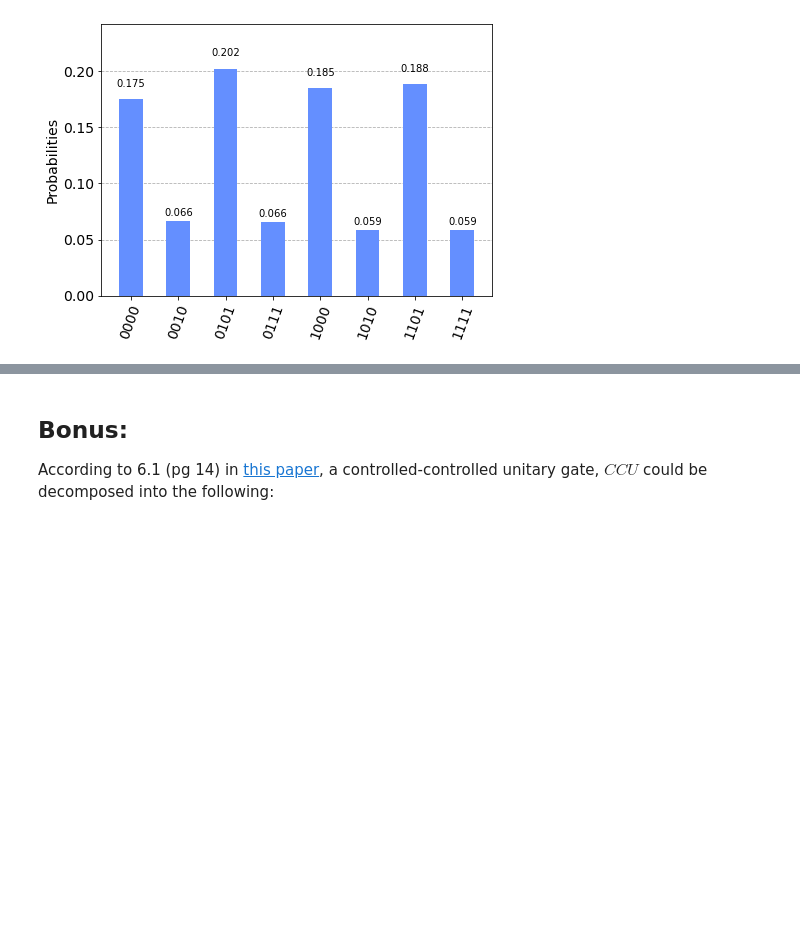
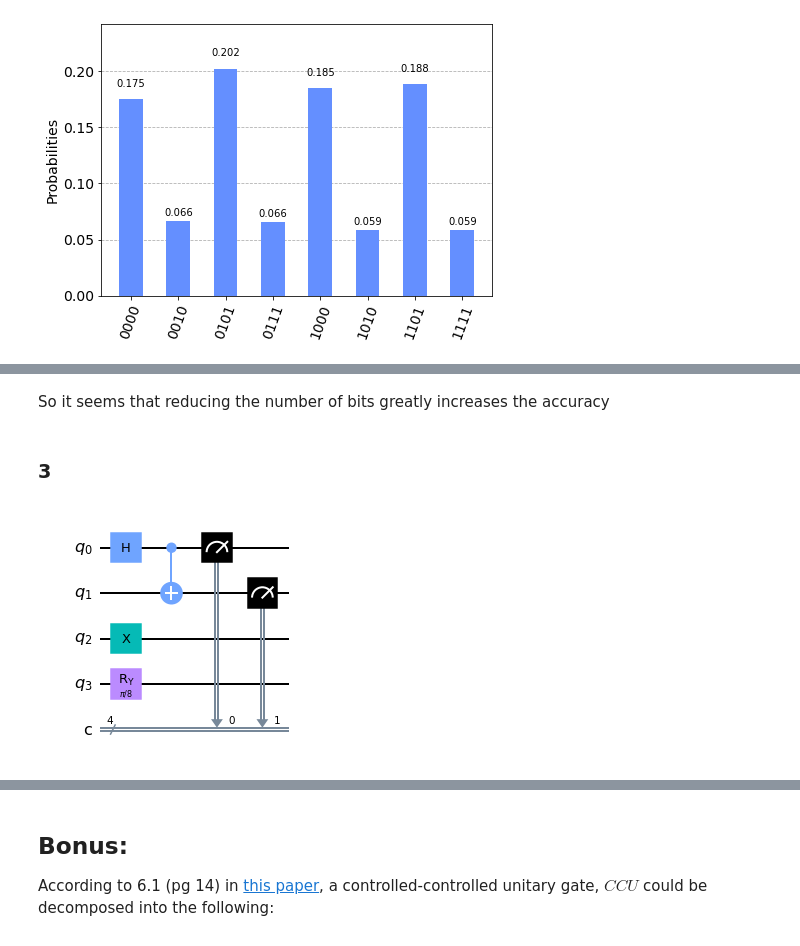
Before and after one commit to prasad42/Quantum-Computing-Workshop, a Jupyter notebook: Problem Set 2b.ipynb, the cells around one changed output, grey strips where cells are left out. Drawn from its saved outputs; the diff is of its cells as text; code cells hidden in the pictures; blank space fills up the shorter version.

```diff
--- a/Problem Set 2b.ipynb
+++ b/Problem Set 2b.ipynb
@@ -255,0 +308,18 @@ plot_histogram(result.get_counts(qc1))
+# %% [markdown]
+So it seems that reducing the number of bits greatly increases the accuracy
+# %% [markdown]
+### 3
+# %%
+qc3 = QuantumCircuit(4,4) #same bits as 1st ckt
+
+#less gates than 1st ckt
+qc3.h(0)
+qc3.cnot(0,1)
+qc3.x(2)
+qc3.ry(np.pi/8,3)
+
+qc3.measure([0,1],[0,1])
+
+qc3.draw('mpl')
+# %% [output]
+[figure, added]
```
Also changed, not shown: parts of 14 cells of this notebook.
